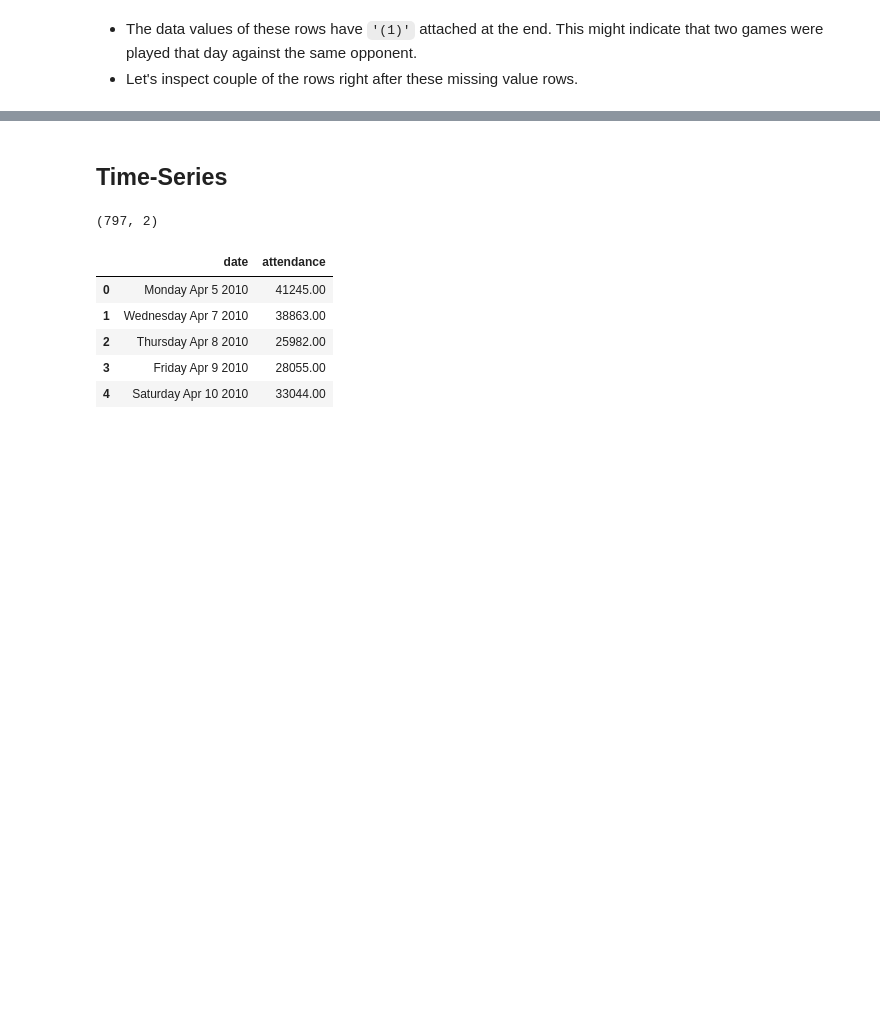
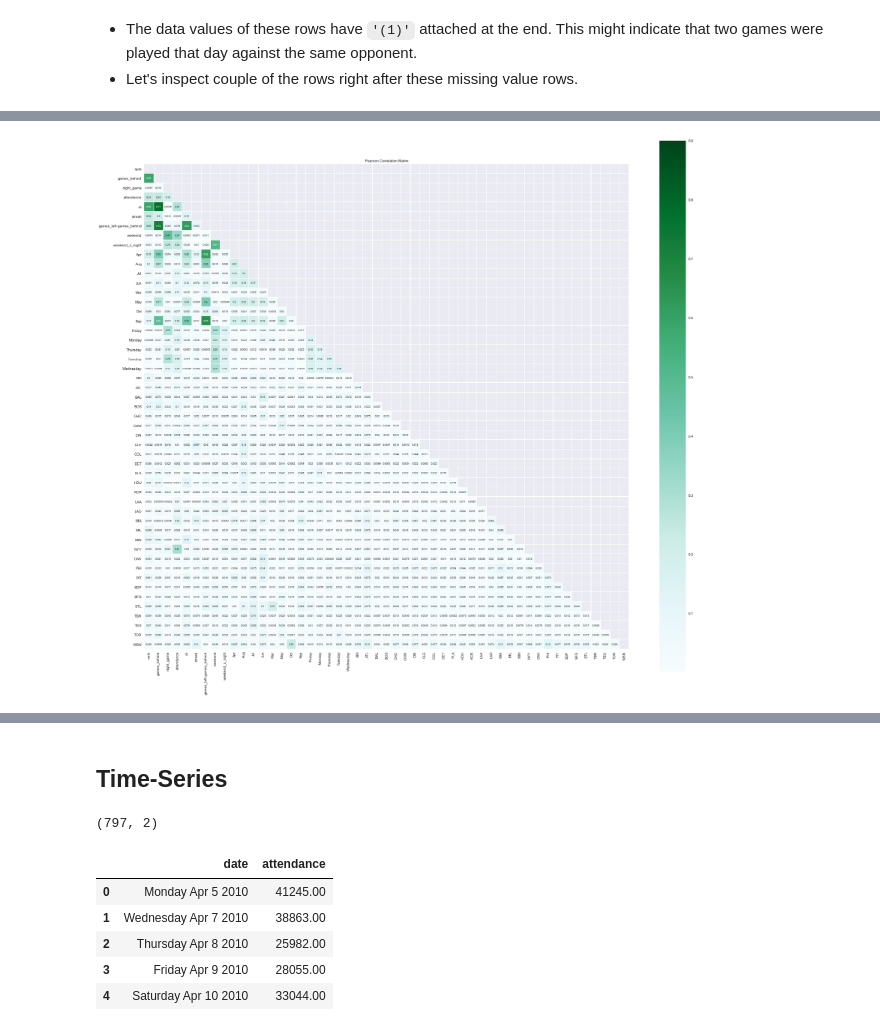
Before and after one commit to ykfarhan/forecasting-nymets-attendance, a Jupyter notebook: mlb_data.ipynb, the cells around one changed output, grey strips where cells are left out. Saved outputs shown, nothing was run; the diff lists cells and outputs as text; code cells hidden in the pictures; blank space fills up the shorter version.

```diff
--- a/mlb_data.ipynb
+++ b/mlb_data.ipynb
@@ -179,0 +252,10 @@ nym_home.head()
+# %%
+nym_dummy = pd.get_dummies(nym_home, columns= ['month','day_of_week','opponent'],
+               prefix = {'month': '', 'day_of_week': '', 'opponent': ''}, prefix_sep = '' )
+# %%
+nym_dummy.drop(columns=['date', 'Saturday', 'Sunday', 'game#', 'games_left_in_season'], inplace= True)
+# %%
+# standardize the dataframe except for the target variable
+nym_normal = (nym_dummy - nym_dummy.mean())/(nym_dummy.std())
+# %%
+nym_normal['attendance'] = nym_dummy['attendance']  # plug back in non-normalized target
@@ -179,0 +273,12 @@ nym_home.head()
+# %%
+mask = np.zeros_like(nym_normal.corr().abs(), dtype=np.bool)
+mask[np.triu_indices_from(mask)] = True
+
+f, ax = plt.subplots(figsize=(30, 30))
+plt.title('Pearson Correlation Matrix',fontsize=10)
+
+sns.heatmap(nym_normal.corr().abs(),linewidths=0.15,vmax=0.9,square=True,cmap="BuGn", #"BuGn_r" to reverse
+            linecolor='w',annot=True,annot_kws={"size":7},mask=mask,cbar_kws={"shrink": .9});
+plt.show()
+# %% [output]
+[figure, added]
```
Also changed, not shown: parts of 67 cells of this notebook.
